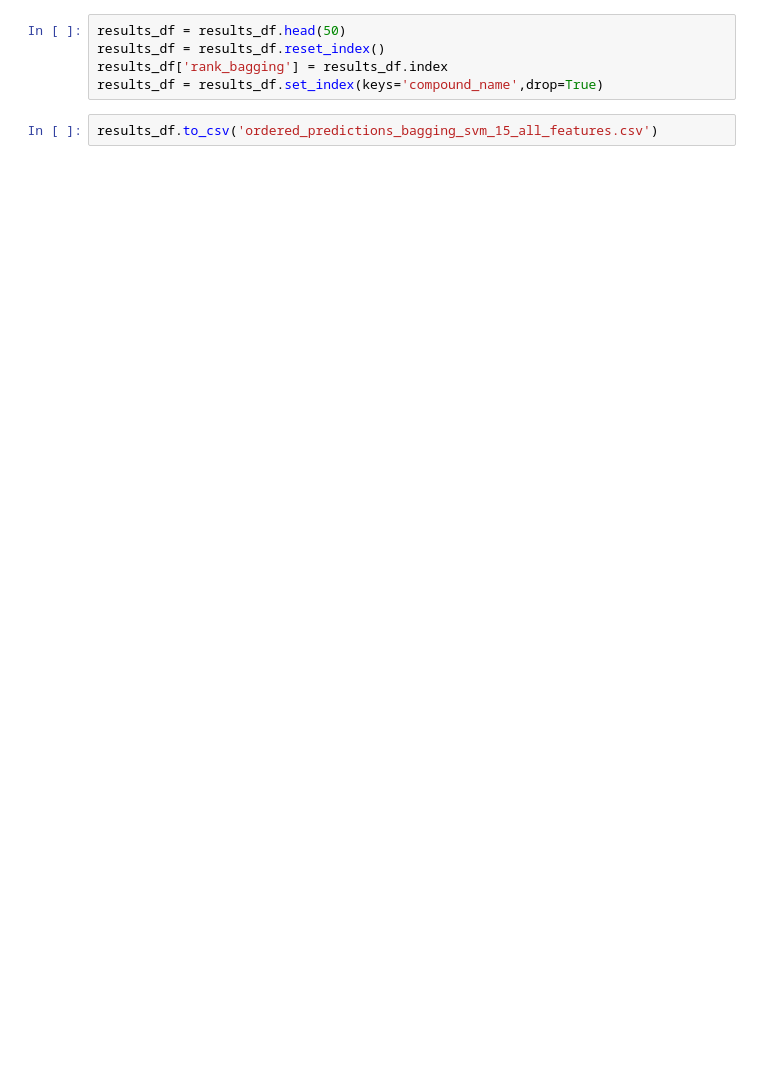
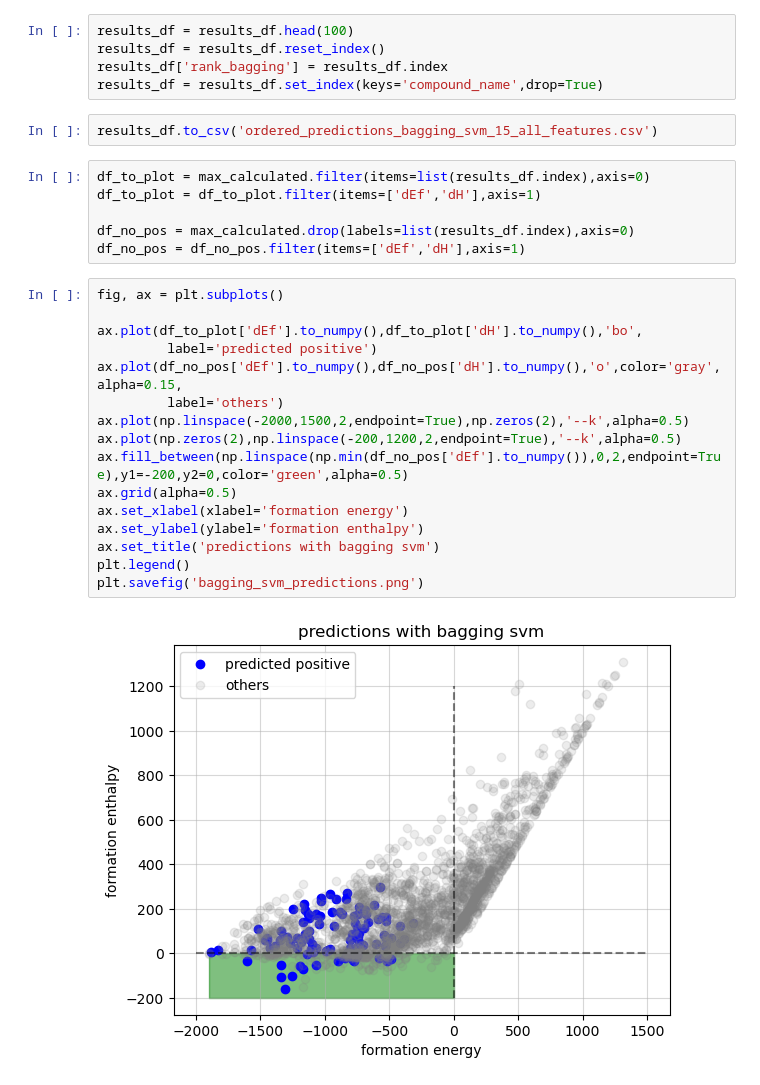
Before and after one commit to tpaquier/material_science, a Jupyter notebook: The_article/all_features/bagging_svm_pred_classic_initialization.ipynb, the cells around one changed output. Drawn from its saved outputs; the diff is of its cells as text; blank space fills up the shorter version.

Commit message:
true plot for pred

```diff
--- a/The_article/all_features/bagging_svm_pred_classic_initialization.ipynb
+++ b/The_article/all_features/bagging_svm_pred_classic_initialization.ipynb
@@ -144,9 +146,33 @@ results_df.columns = ['score_bagging']
 # %%
 results_df = results_df.sort_values(by='score_bagging', ascending=False)
 # %%
-results_df = results_df.head(50)
+results_df = results_df.head(100)
 results_df = results_df.reset_index()
 results_df['rank_bagging'] = results_df.index
 results_df = results_df.set_index(keys='compound_name',drop=True)
 # %%
 results_df.to_csv('ordered_predictions_bagging_svm_15_all_features.csv')
+# %%
+df_to_plot = max_calculated.filter(items=list(results_df.index),axis=0)
+df_to_plot = df_to_plot.filter(items=['dEf','dH'],axis=1)
+
+df_no_pos = max_calculated.drop(labels=list(results_df.index),axis=0)
+df_no_pos = df_no_pos.filter(items=['dEf','dH'],axis=1)
+# %%
+fig, ax = plt.subplots()
+
+ax.plot(df_to_plot['dEf'].to_numpy(),df_to_plot['dH'].to_numpy(),'bo',
+         label='predicted positive')
+ax.plot(df_no_pos['dEf'].to_numpy(),df_no_pos['dH'].to_numpy(),'o',color='gray',alpha=0.15,
+         label='others')
+ax.plot(np.linspace(-2000,1500,2,endpoint=True),np.zeros(2),'--k',alpha=0.5)
+ax.plot(np.zeros(2),np.linspace(-200,1200,2,endpoint=True),'--k',alpha=0.5)
+ax.fill_between(np.linspace(np.min(df_no_pos['dEf'].to_numpy()),0,2,endpoint=True),y1=-200,y2=0,color='green',alpha=0.5)
+ax.grid(alpha=0.5)
+ax.set_xlabel(xlabel='formation energy')
+ax.set_ylabel(ylabel='formation enthalpy')
+ax.set_title('predictions with bagging svm')
+plt.legend()
+plt.savefig('bagging_svm_predictions.png')
+# %% [output]
+[figure, added]
```
Also changed, not shown: parts of 1 cell of this notebook.
